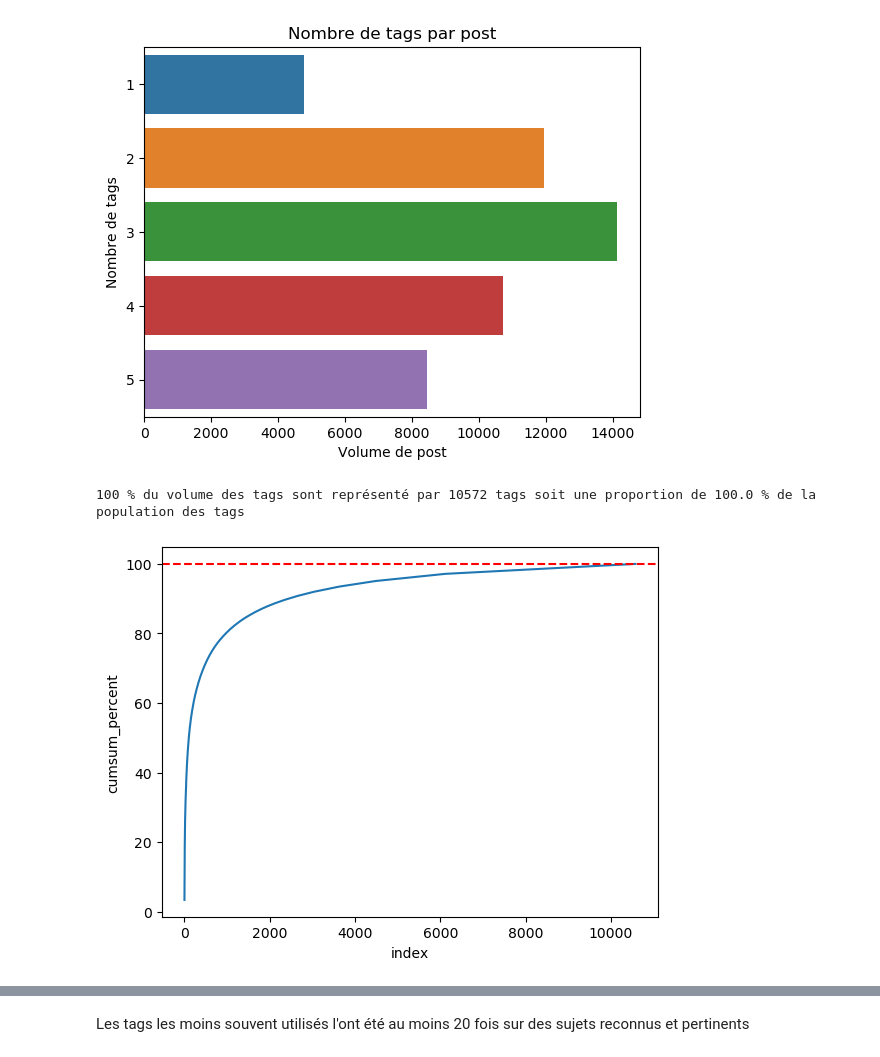
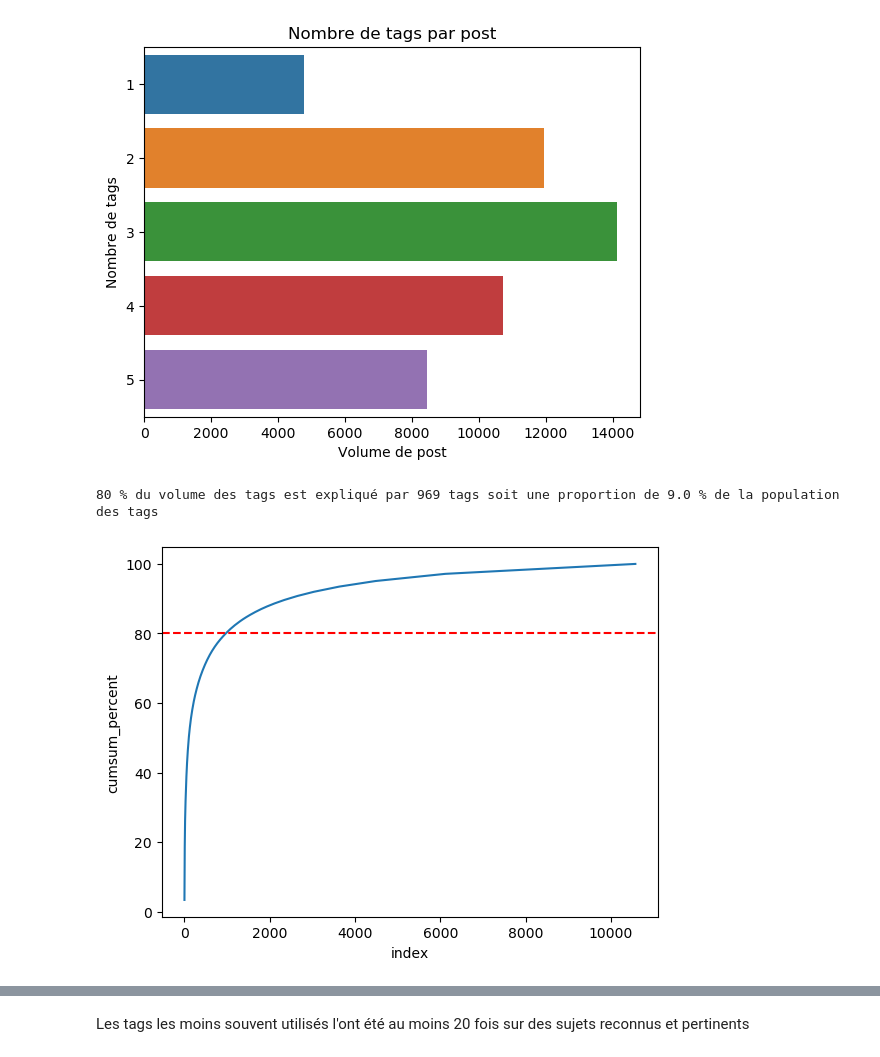
Before and after one commit to Adrian1903/Categorisez-automatiquement-des-questions, a Jupyter notebook: dev/02_nettoyage.ipynb, the cells around one changed output, grey strips where cells are left out. Cells and saved outputs as stored; diff of their text form; code cells hidden in the pictures.

```diff
--- a/dev/02_nettoyage.ipynb
+++ b/dev/02_nettoyage.ipynb
@@ -141,16 +142,16 @@ plt.savefig('img/img_tags_count.png',
 # %%
 tags_imp = (tags['recurrence'].cumsum() / tags['recurrence'].sum()) * 100
 tags_imp = tags_imp.reset_index().rename(columns={'recurrence': 'cumsum_percent'})
 
-vol_treshold = 100
+vol_treshold = 80
 qty_tags = len(tags_imp[tags_imp.cumsum_percent < vol_treshold])
 vol_qty_tags = round(qty_tags / len(tags_imp) * 100, 0)
-print(f'{vol_treshold} % du volume des tags sont représenté par {qty_tags} tags soit une proportion de {vol_qty_tags} % de la population des tags')
+print(f'{vol_treshold} % du volume des tags est expliqué par {qty_tags} tags soit une proportion de {vol_qty_tags} % de la population des tags')
 
 sns.lineplot(x='index', y='cumsum_percent', data=tags_imp)
 plt.axhline(y=vol_treshold, color='red', linestyle='--')
 plt.show()
 # %% [output]
-100 % du volume des tags sont représenté par 10572 tags soit une proportion de 100.0 % de la population des tags
+80 % du volume des tags est expliqué par 969 tags soit une proportion de 9.0 % de la population des tags
-[figure, old version]
+[figure, new version]
 # %%
```
Also changed, not shown: parts of 52 cells of this notebook.
